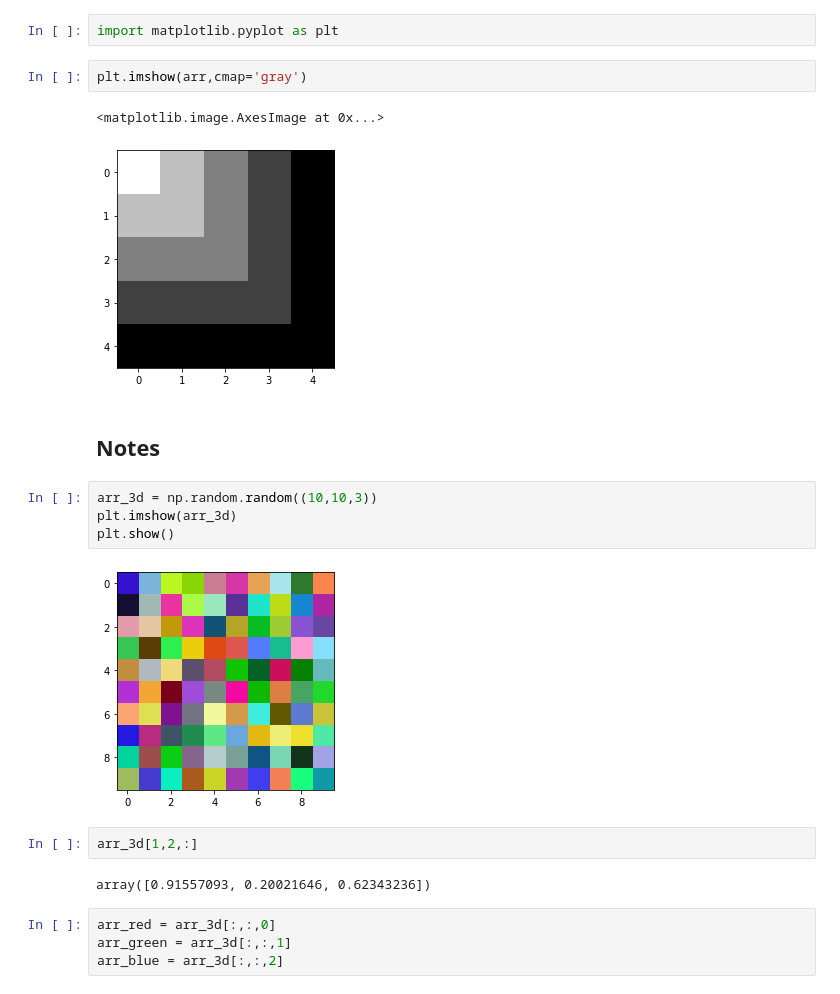
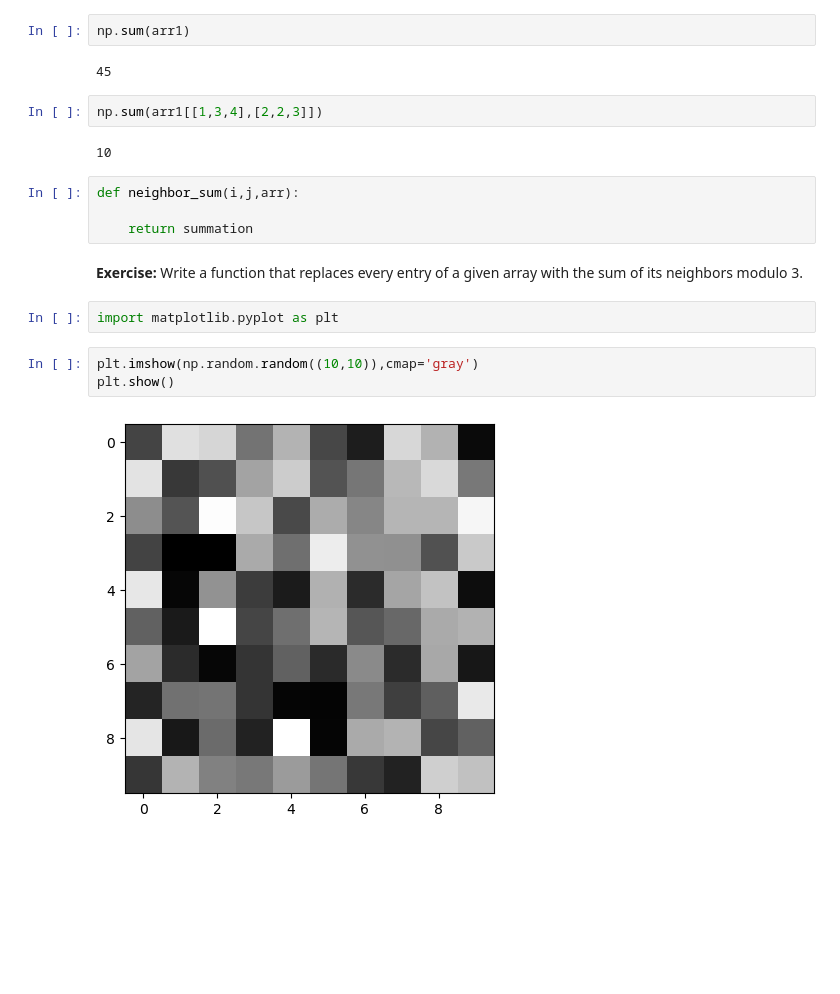
Before and after one commit to rahollis/rahollis.github.io, a Jupyter notebook: _static/MTH_337/week7_in_class.ipynb, the cells around one changed output. Saved outputs shown, nothing was run; the diff lists cells and outputs as text; blank space fills up the shorter version.

```diff
--- a/_static/MTH_337/week7_in_class.ipynb
+++ b/_static/MTH_337/week7_in_class.ipynb
@@ -42,23 +141,21 @@ print(arr)
+# %%
+np.sum(arr1)
+# %% [output]
+45
+# %%
+np.sum(arr1[[1,3,4],[2,2,3]])
+# %% [output]
+10
+# %%
+def neighbor_sum(i,j,arr):
+
+    return summation
+# %% [markdown]
+**Exercise:** Write a function that replaces every entry of a given array with the sum of its neighbors modulo 3.
 # %%
 import matplotlib.pyplot as plt
 # %%
-plt.imshow(arr,cmap='gray')
+plt.imshow(np.random.random((10,10)),cmap='gray')
+plt.show()
 # %% [output]
-<matplotlib.image.AxesImage at 0x...>
-[figure, old version]
+[figure, new version]
-# %% [markdown]
-## Notes
-# %%
-arr_3d = np.random.random((10,10,3))
-plt.imshow(arr_3d)
-plt.show()
-# %% [output]
-[figure, removed]
-# %%
-arr_3d[1,2,:]
-# %% [output]
-array([0.91557093, 0.20021646, 0.62343236])
-# %%
-arr_red = arr_3d[:,:,0]
-arr_green = arr_3d[:,:,1]
-arr_blue = arr_3d[:,:,2]
```
Also changed, not shown: parts of 43 cells of this notebook, 21 other files.
